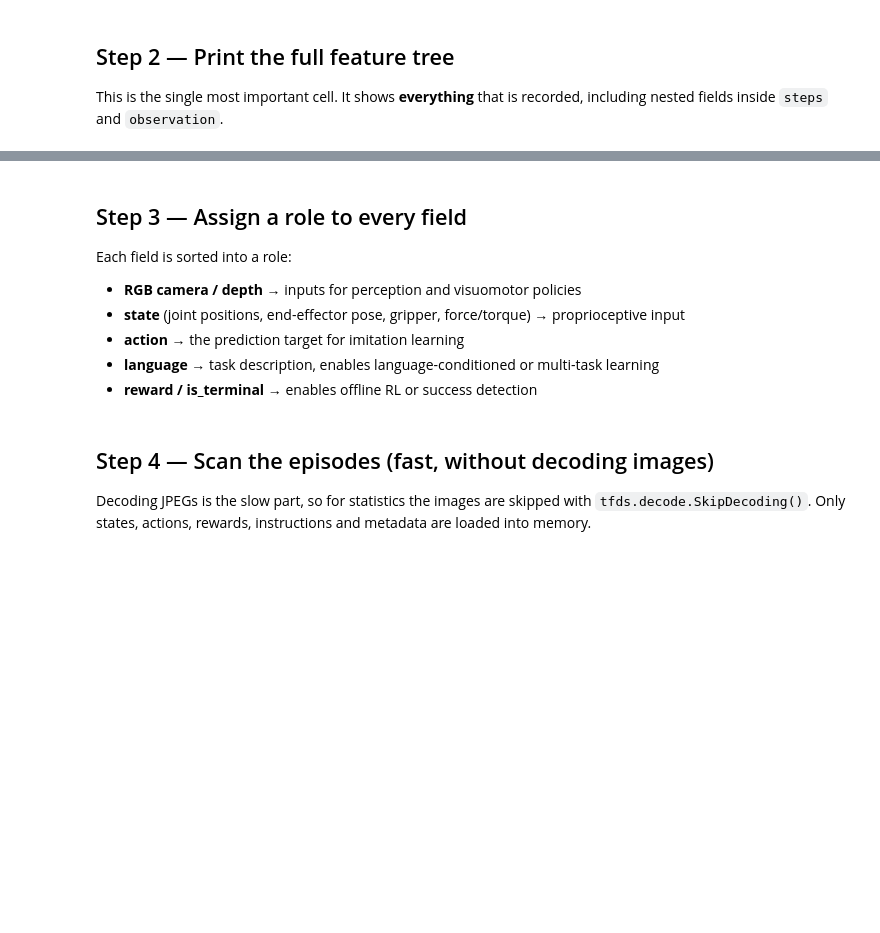
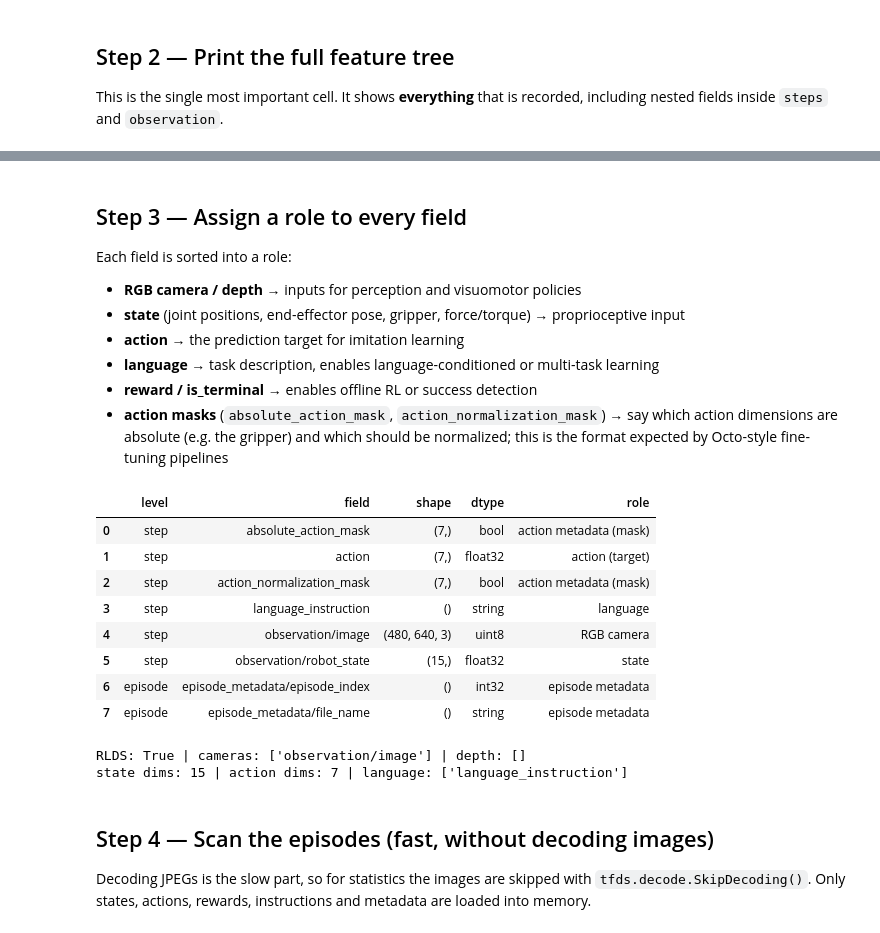
Before and after one commit to Nahidzeinali-web/Test, a Jupyter notebook: robo_ai_ur5e_thesis_exploration.ipynb, the cells around one changed output, grey strips where cells are left out. Drawn from its saved outputs; the diff is of its cells as text; code cells hidden in the pictures; blank space fills up the shorter version.

```diff
--- a/robo_ai_ur5e_thesis_exploration.ipynb
+++ b/robo_ai_ur5e_thesis_exploration.ipynb
@@ -117,6 +177,7 @@ Each field is sorted into a role:
 - **action** → the prediction target for imitation learning
 - **language** → task description, enables language-conditioned or multi-task learning
 - **reward / is_terminal** → enables offline RL or success detection
+- **action masks** (`absolute_action_mask`, `action_normalization_mask`) → say which action dimensions are absolute (e.g. the gripper) and which should be normalized; this is the format expected by Octo-style fine-tuning pipelines
 # %%
 def flatten_dict(d, prefix=""):
     """{"a": {"b": x}} -> {"a/b": x}. Works for element_specs and for numpy steps."""
@@ -171,33 +232,46 @@ def dim_names(keys):
     for k in keys:
         n = step_leaves[k].shape.num_elements() or 1
         names += [k] if n == 1 else [f"{k}[{i}]" for i in range(n)]
     return names
 
 STATE_NAMES, ACTION_NAMES = dim_names(STATE_KEYS), dim_names(ACTION_KEYS)
 
 def role_of(path):
     if path in RGB_KEYS: return "RGB camera"
     if path in DEPTH_KEYS: return "depth"
     if path in FORCE_KEYS: return "state (force/torque)"
     if path in STATE_KEYS: return "state"
     if path in ACTION_KEYS: return "action (target)"
     if path in LANG_KEYS: return "language"
     if path == REWARD_KEY: return "reward"
     if path in ("is_first", "is_last", "is_terminal", "discount"): return "RLDS bookkeeping"
     if "embedding" in path.lower(): return "precomputed embedding"
+    if "mask" in path.lower(): return "action metadata (mask)"
     return "other"
 
 roles = pd.DataFrame(
     [{"level": "step", "field": p, "shape": tuple(s.shape) if hasattr(s, "shape") else "-",
       "dtype": s.dtype.name if hasattr(s, "dtype") else type(s).__name__, "role": role_of(p)}
      for p, s in step_leaves.items()]
     + [{"level": "episode", "field": p, "shape": tuple(s.shape) if hasattr(s, "shape") else "-",
         "dtype": s.dtype.name if hasattr(s, "dtype") else type(s).__name__, "role": "episode metadata"}
        for p, s in meta_leaves.items()]
 )
 display(roles)
 print(f"RLDS: {IS_RLDS} | cameras: {RGB_KEYS} | depth: {DEPTH_KEYS}")
 print(f"state dims: {len(STATE_NAMES)} | action dims: {len(ACTION_NAMES)} | language: {LANG_KEYS or META_LANG_KEYS}")
+# %% [output]
+|  | level | field | shape | dtype | role |
+| 0 | step | absolute_action_mask | (7,) | bool | action metadata (mask) |
+| 1 | step | action | (7,) | float32 | action (target) |
+| 2 | step | action_normalization_mask | (7,) | bool | action metadata (mask) |
+| 3 | step | language_instruction | () | string | language |
+| 4 | step | observation/image | (480, 640, 3) | uint8 | RGB camera |
+| 5 | step | observation/robot_state | (15,) | float32 | state |
+| 6 | episode | episode_metadata/episode_index | () | int32 | episode metadata |
+| 7 | episode | episode_metadata/file_name | () | string | episode metadata |
+RLDS: True | cameras: ['observation/image'] | depth: []
+state dims: 15 | action dims: 7 | language: ['language_instruction']
 # %% [markdown]
 ## Step 4 — Scan the episodes (fast, without decoding images)
 
```
Also changed, not shown: parts of 17 cells of this notebook, 5 other files.
